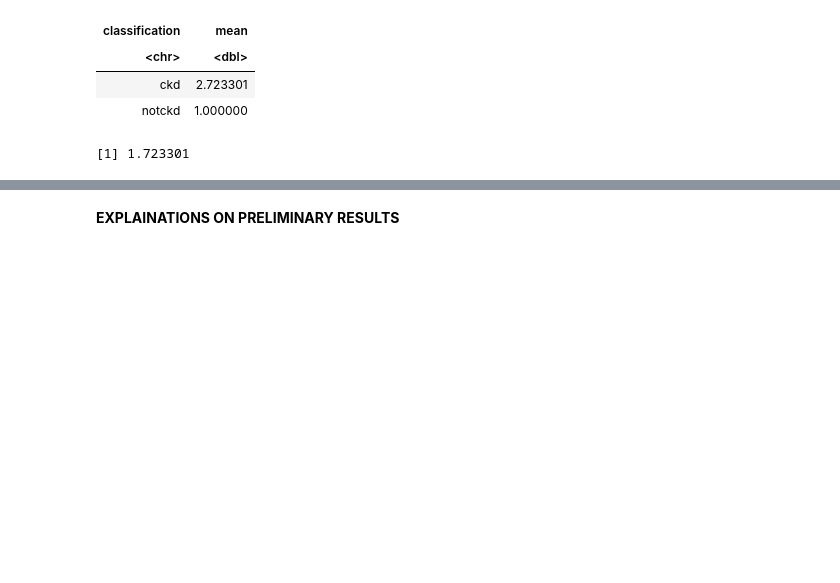
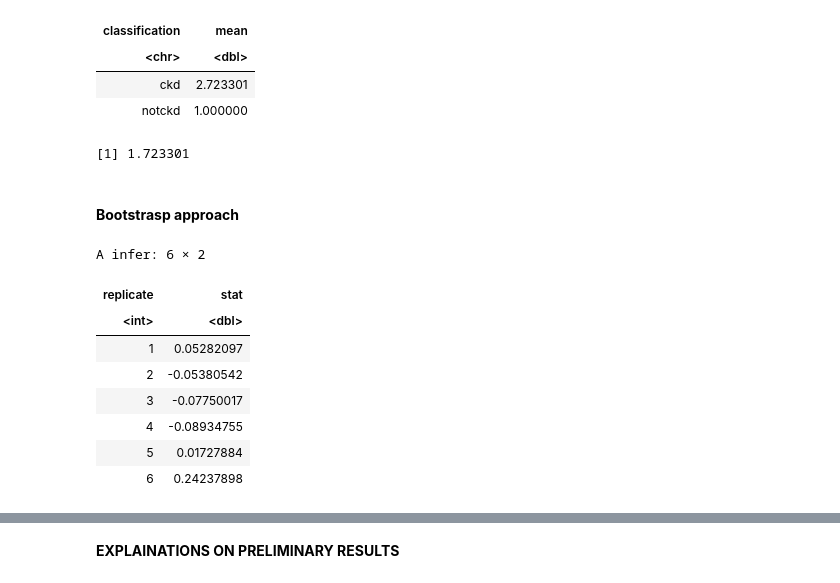
Before and after one commit to mish-salt/Group-14-stat-project, a Jupyter notebook: final report.ipynb, the cells around one changed output, grey strips where cells are left out. Cells and saved outputs as stored; diff of their text form; code cells hidden in the pictures; blank space fills up the shorter version.

```diff
--- a/final report.ipynb
+++ b/final report.ipynb
@@ -116,3 +116,25 @@ diff <- xbar%>%
 diff
 # %% [output]
 [1] 1.723301
+# %% [markdown]
+#### **Bootstrasp approach**
+# %%
+# use bootstrap method to simulate 1000 sample mean difference between two groups
+null_model_ckd <-
+    ckd_data %>%
+    specify(formula = albumin_level ~ classification) %>%
+    hypothesize(null = "independence") %>%
+    generate(reps = 1000, type = "permute") %>%
+    calculate(stat = "diff in means", order = c("ckd", "notckd"))
+
+head(null_model_ckd)
+# %% [output]
+A infer: 6 × 2
+| replicate | stat |
+| <int> | <dbl> |
+| 1 | 0.05282097 |
+| 2 | -0.05380542 |
+| 3 | -0.07750017 |
+| 4 | -0.08934755 |
+| 5 | 0.01727884 |
+| 6 | 0.24237898 |
```
Also changed, not shown: parts of 7 cells of this notebook.
